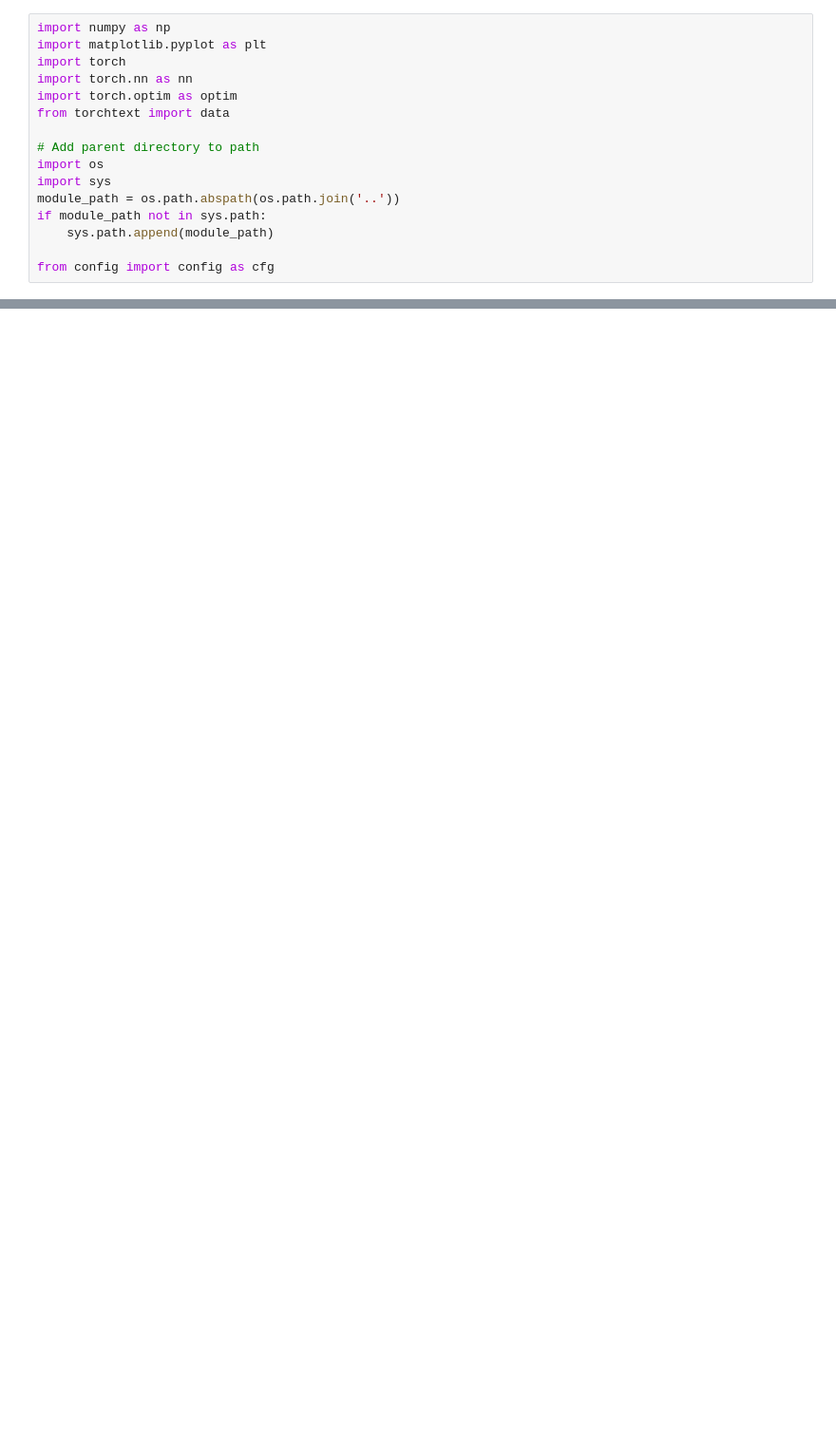
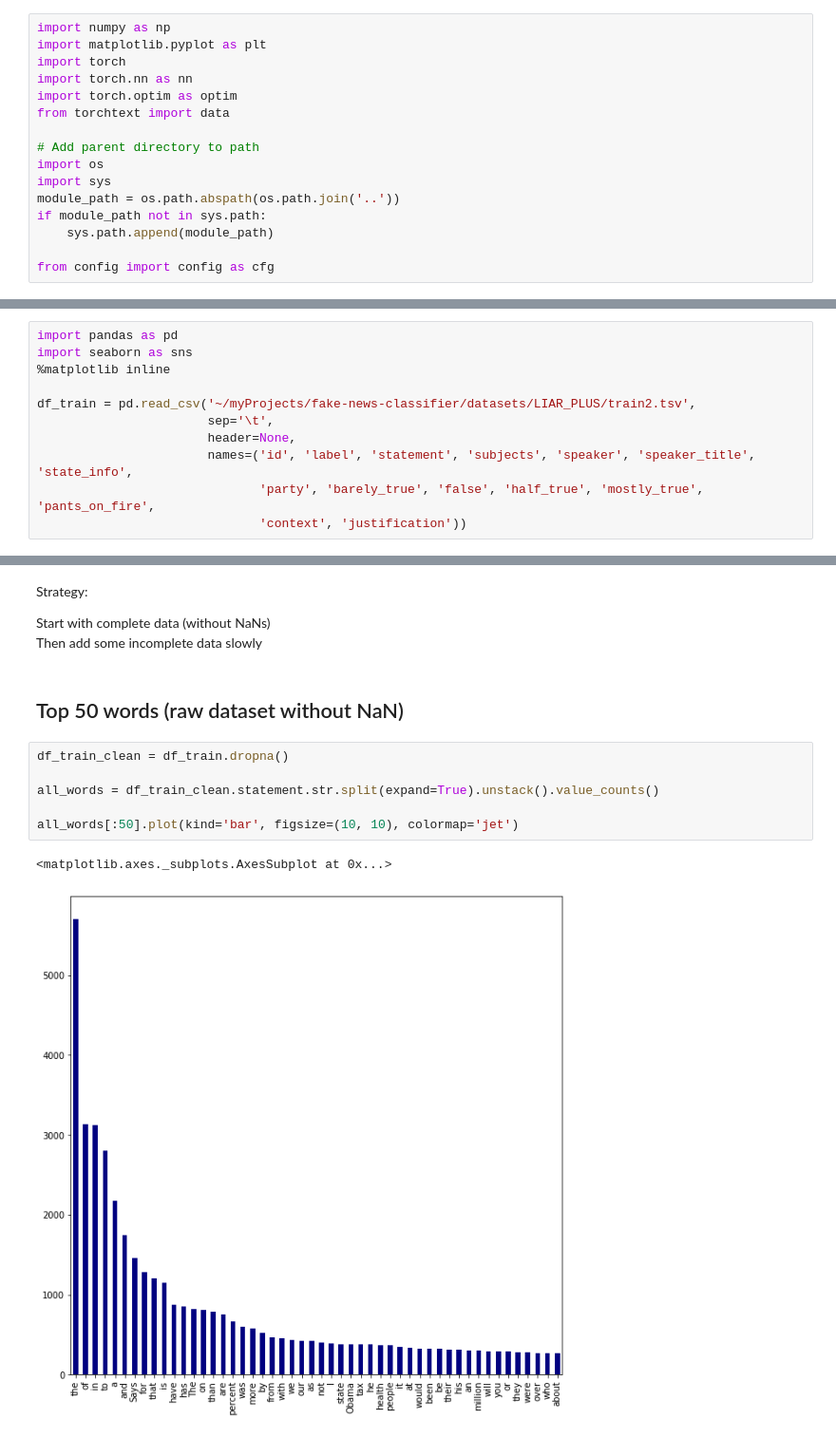
Before and after one commit to rshwndsz/fake-news-classifier, a Jupyter notebook: notebooks/visualize.ipynb, the cells around one changed output, grey strips where cells are left out. Shown at 95% size. Cells and saved outputs as stored; diff of their text form; blank space fills up the shorter version.

Commit message:
EDA of LIAR_PLUS

```diff
--- a/notebooks/visualize.ipynb
+++ b/notebooks/visualize.ipynb
@@ -21,0 +17,11 @@ SUBJECTS, SPEAKER, SPEAKER_TITLE = data.Field(sequential=False)*3
+# %%
+import pandas as pd
+import seaborn as sns
+%matplotlib inline
+
+df_train = pd.read_csv('~/myProjects/fake-news-classifier/datasets/LIAR_PLUS/train2.tsv',
+                       sep='\t',
+                       header=None,
+                       names=('id', 'label', 'statement', 'subjects', 'speaker', 'speaker_title', 'state_info',
+                              'party', 'barely_true', 'false', 'half_true', 'mostly_true', 'pants_on_fire',
+                              'context', 'justification'))
@@ -22 +137,17 @@ SUBJECTS, SPEAKER, SPEAKER_TITLE = data.Field(sequential=False)*3
+# %% [markdown]
+Strategy:
+
+Start with complete data (without NaNs)
+Then add some incomplete data slowly
+# %% [markdown]
+## Top 50 words (raw dataset without NaN)
+# %%
+df_train_clean = df_train.dropna()
+
+all_words = df_train_clean.statement.str.split(expand=True).unstack().value_counts()
+
+all_words[:50].plot(kind='bar', figsize=(10, 10), colormap='jet')
+# %% [output]
+<matplotlib.axes._subplots.AxesSubplot at 0x...>
+[figure, added]
 # %%
```
Also changed, not shown: parts of 24 cells of this notebook, 1 other file.
